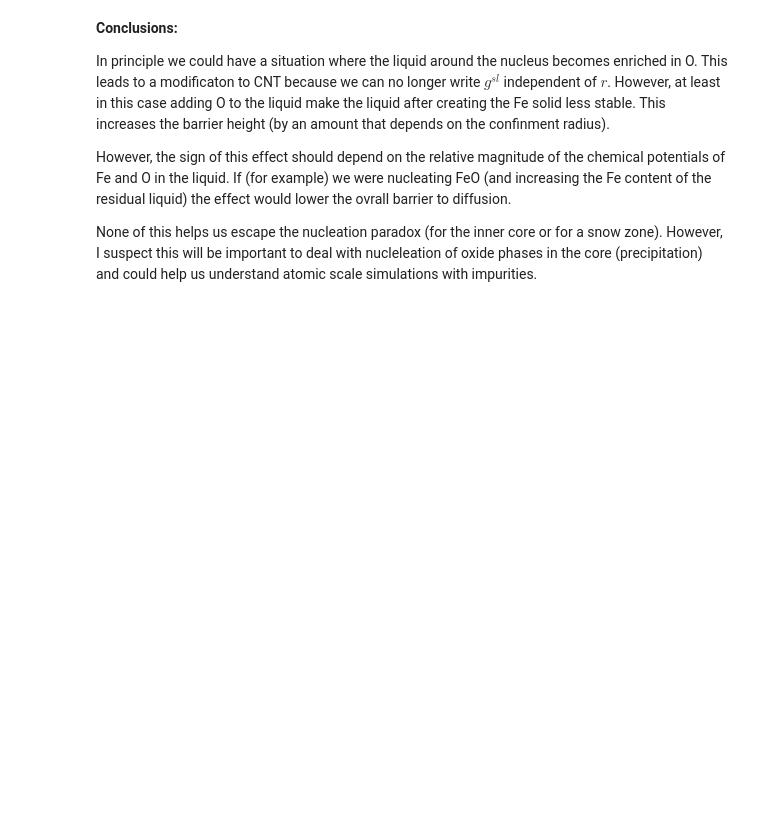
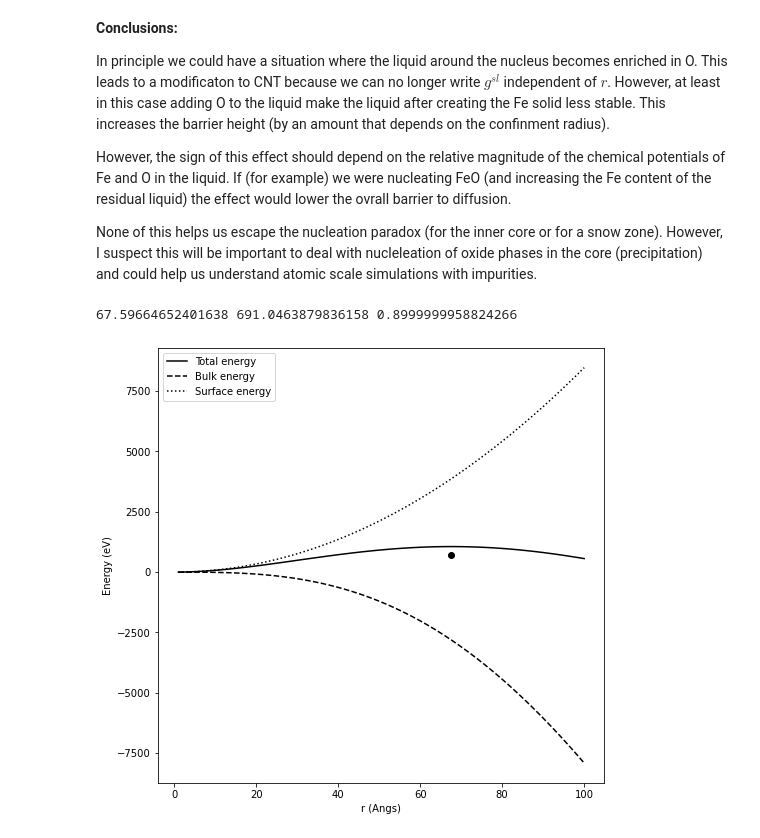
Before and after one commit to andreww/slurry, a Jupyter notebook: new_nucleation.ipynb, the cells around one changed output. Drawn from its saved outputs; the diff is of its cells as text; code cells hidden in the pictures; blank space fills up the shorter version.

Commit message:
Nucleation with dr
Allow fixed radius around particle (instead of fixed box size)

```diff
--- a/new_nucleation.ipynb
+++ b/new_nucleation.ipynb
@@ -303,13 +303,15 @@ def delta_g_restrictd_volume(r, x, p, t, gamma, rtot):
     mol_before = total_volume / mol_volume_before
     mol_fe_before = mol_before * x
     mol_o_before = mol_before * (1.0 - x)
+
     solid_volume = 4.0/3.0*np.pi*r**3
     mol_volume_solid, _, _ = feo_thermodynamics.solid_molar_volume(1.0, p, t)
     mol_volume_solid = mol_volume_solid * 1.0E-6
     mol_solid = solid_volume / mol_volume_solid
+
     mol_fe_after = mol_fe_before - mol_solid
     mol_lq_after = mol_fe_after + mol_o_before
-    x_lq_after = mol_fe_after / (mol_fe_after + mol_o_before)
+    x_lq_after = mol_fe_after / mol_lq_after
 
 
     g_solid, _, _ = feo_thermodynamics.solid_free_energies(1.0, p, t) # J/mol
@@ -330,7 +332,7 @@ def delta_g_restrictd_volume(r, x, p, t, gamma, rtot):
 # %%
 def _delta_g_restrictd_volume(r, x, p, t, gamma, rtot):
     """
-    Helper function - returns negative of change in fee energy
+    Helper function - returns negative of change in free energy
     """
     neg_dg = -1.0 * delta_g_restrictd_volume(r, x, p, t, gamma, rtot)[0]
     return neg_dg
@@ -379,7 +381,7 @@ plt.show()
 # %% [output]
 [figure]
 # %%
-for rtot in np.linspace(250.0E-10, 2500.0E-10, 10):
+for rtot in np.linspace(200.0E-10, 2000.0E-10, 10):
     rc, gc, xc = restricted_nucleation(x, p, t, gamma, rtot)
     print("Confinement radius:", rtot*1E10, "A. critical radius:", rc*1E10,
           "A. energy barrier:", gc*6.242e+18, 'eV, final composition (mol frac Fe):', xc)
@@ -416,0 +452,26 @@ and could help us understand atomic scale simulations with impurities.
+# %%
+r = np.linspace(1.0E-10, 100.0E-10)
+x = 0.9
+t = 5500.0
+p = 330.0
+gamma = 1.08
+dr = 100.0E-10
+
+delta_g, g_bulk_change, g_surface, _ = delta_g_dr(r, x, p, t, gamma, dr)
+rc, gc, xc = dr_nucleation(x, p, t, gamma, dr)
+print(rc*1.0E10, gc*6.242e+18, xc)
+# %% [output]
+67.59664652401638 691.0463879836158 0.8999999958824266
+# %%
+fig, ax = fig, ax = plt.subplots(figsize=(8,8))
+
+ax.plot(r*1.0E10, delta_g*6.242e+18, 'k-', label='Total energy')
+ax.plot(r*1.0E10, g_bulk_change*6.242e+18, 'k--', label='Bulk energy')
+ax.plot(r*1.0E10, g_surface*6.242e+18, 'k:', label='Surface energy')
+ax.plot(rc*1.0E10, gc*6.242e+18, 'ko')
+ax.legend()
+ax.set_xlabel('r (Angs)')
+ax.set_ylabel('Energy (eV)')
+plt.show()
+# %% [output]
+[figure, added]
```
Also changed, not shown: parts of 2 cells of this notebook.
